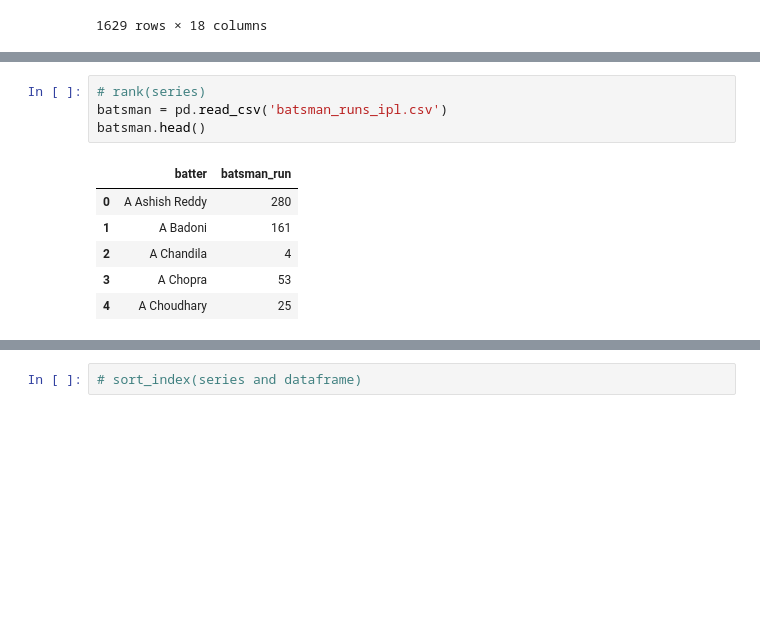
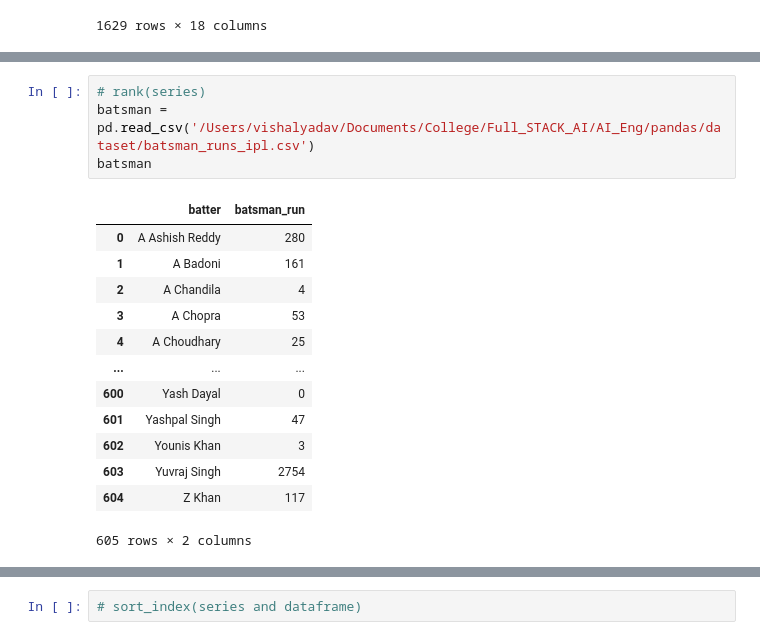
Before and after one commit to VishalYadav2858/DelightX, a Jupyter notebook: AI_Eng/pandas/Pandas.ipynb, the cells around one changed output, grey strips where cells are left out. Drawn from its saved outputs; the diff is of its cells as text; blank space fills up the shorter version.

```diff
--- a/AI_Eng/pandas/Pandas.ipynb
+++ b/AI_Eng/pandas/Pandas.ipynb
@@ -1994,12 +2016,19 @@ movies.sort_values(['year_of_release','title_x'],ascending=[True,False])
 # %%
 # rank(series)
-batsman = pd.read_csv('batsman_runs_ipl.csv')
-batsman.head()
+batsman = pd.read_csv('/Users/vishalyadav/Documents/College/Full_STACK_AI/AI_Eng/pandas/dataset/batsman_runs_ipl.csv')
+batsman
 # %% [output]
 |  | batter | batsman_run |
 | 0 | A Ashish Reddy | 280 |
 | 1 | A Badoni | 161 |
 | 2 | A Chandila | 4 |
 | 3 | A Chopra | 53 |
 | 4 | A Choudhary | 25 |
+| ... | ... | ... |
+| 600 | Yash Dayal | 0 |
+| 601 | Yashpal Singh | 47 |
+| 602 | Younis Khan | 3 |
+| 603 | Yuvraj Singh | 2754 |
+| 604 | Z Khan | 117 |
+605 rows × 2 columns
 # %%
```
Also changed, not shown: parts of 27 cells of this notebook, 3 other files.
